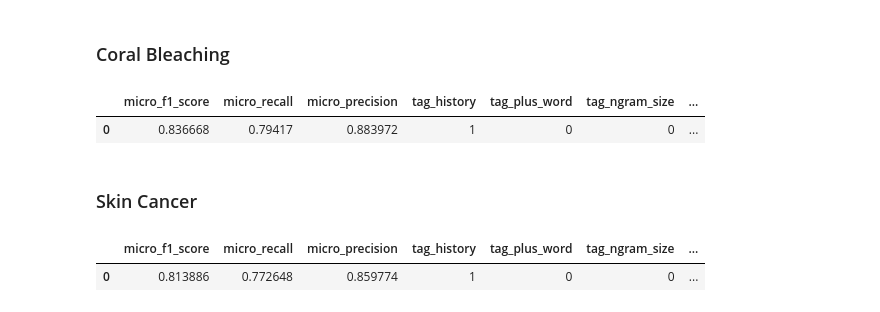
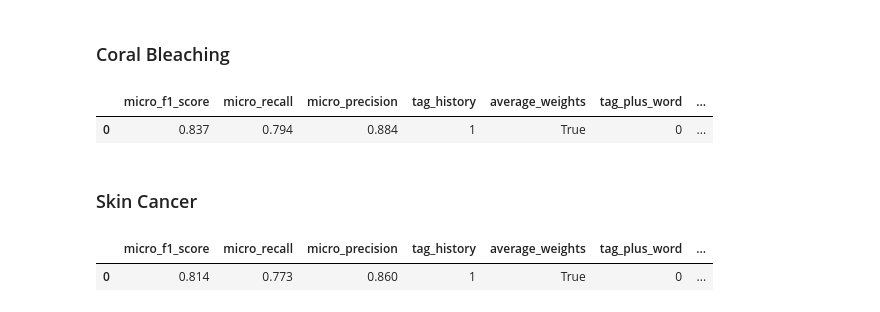
Before and after one commit to simonhughes22/PythonNlpResearch, a Jupyter notebook: notebooks/Mongo Queries/Query Model Hyper Parameter Tuning Results.ipynb, the cells around one changed output. Cells and saved outputs as stored; diff of their text form; code cells hidden in the pictures.

```diff
--- a/notebooks/Mongo Queries/Query Model Hyper Parameter Tuning Results.ipynb
+++ b/notebooks/Mongo Queries/Query Model Hyper Parameter Tuning Results.ipynb
@@ -371,19 +371,19 @@ round_data(df.head(ROWS))
 ### Coral Bleaching
 # %%
 model = "AVG_PERCEPTRON_MOST_COMMON_TAG"
-df = get_df_sorted_by_f1score("TEST_CB_TAGGING_VD_" + model,
-                              "tag_history,tag_plus_word,tag_ngram_size,window_size")
-df.head(ROWS)["micro_f1_score,micro_recall,micro_precision,tag_history,tag_plus_word,tag_ngram_size,window_size".split(",")]
+params = "tag_history,average_weights,tag_plus_word,tag_ngram_size,window_size".split(",")
+df = get_df_sorted_by_f1score("TEST_CB_TAGGING_VD_" + model, params)
+round_data(df.head(ROWS))
 # %% [output]
-|  | micro_f1_score | micro_recall | micro_precision | tag_history | tag_plus_word | tag_ngram_size | ... |
-| 0 | 0.836668 | 0.79417 | 0.883972 | 1 | 0 | 0 | ... |
+|  | micro_f1_score | micro_recall | micro_precision | tag_history | average_weights | tag_plus_word | ... |
+| 0 | 0.837 | 0.794 | 0.884 | 1 | True | 0 | ... |
 # %% [markdown]
 ### Skin Cancer
 # %%
 model = "AVG_PERCEPTRON_MOST_COMMON_TAG"
-df = get_df_sorted_by_f1score("TEST_SC_TAGGING_VD_" + model,
-                              "tag_history,tag_plus_word,tag_ngram_size,window_size")
-df.head(ROWS)["micro_f1_score,micro_recall,micro_precision,tag_history,tag_plus_word,tag_ngram_size,window_size".split(",")]
+params = "tag_history,average_weights,tag_plus_word,tag_ngram_size,window_size".split(",")
+df = get_df_sorted_by_f1score("TEST_SC_TAGGING_VD_" + model, params)
+round_data(df.head(ROWS))
 # %% [output]
-|  | micro_f1_score | micro_recall | micro_precision | tag_history | tag_plus_word | tag_ngram_size | ... |
-| 0 | 0.813886 | 0.772648 | 0.859774 | 1 | 0 | 0 | ... |
+|  | micro_f1_score | micro_recall | micro_precision | tag_history | average_weights | tag_plus_word | ... |
+| 0 | 0.814 | 0.773 | 0.860 | 1 | True | 0 | ... |
```
Also changed, not shown: parts of 2 cells of this notebook, 3 other files.
